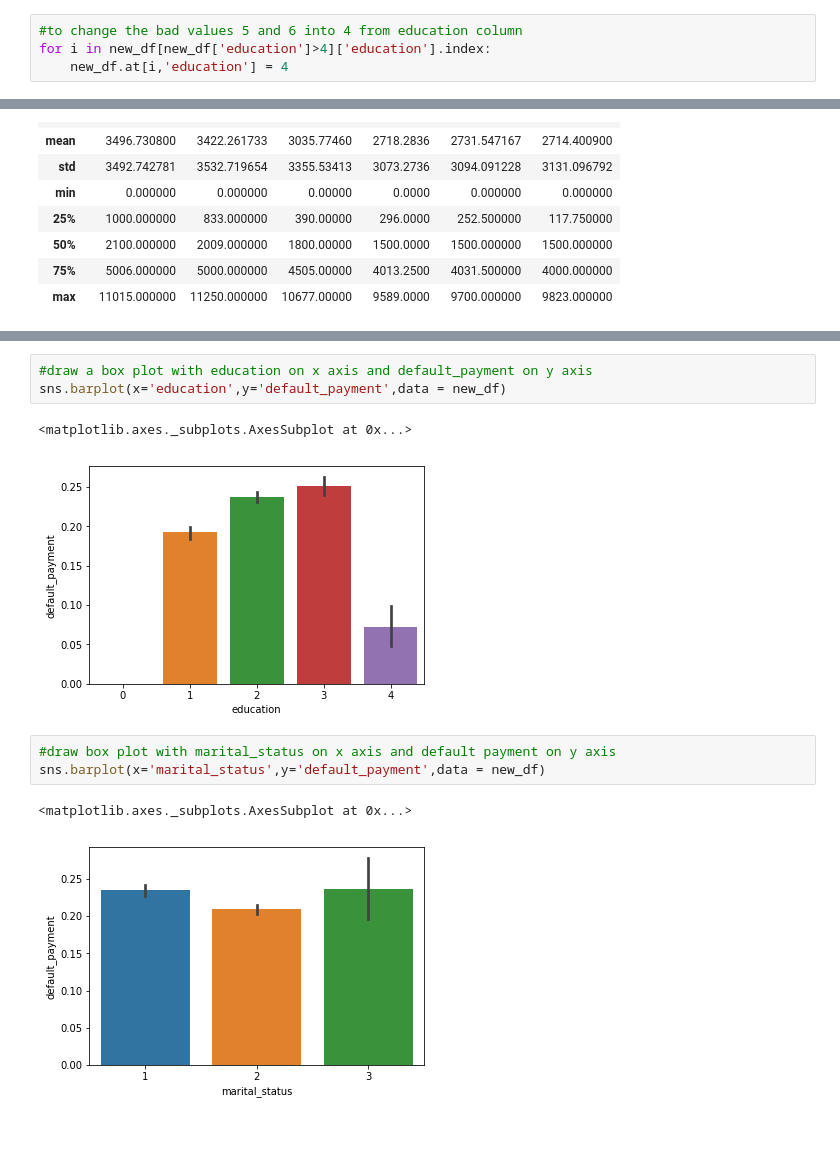
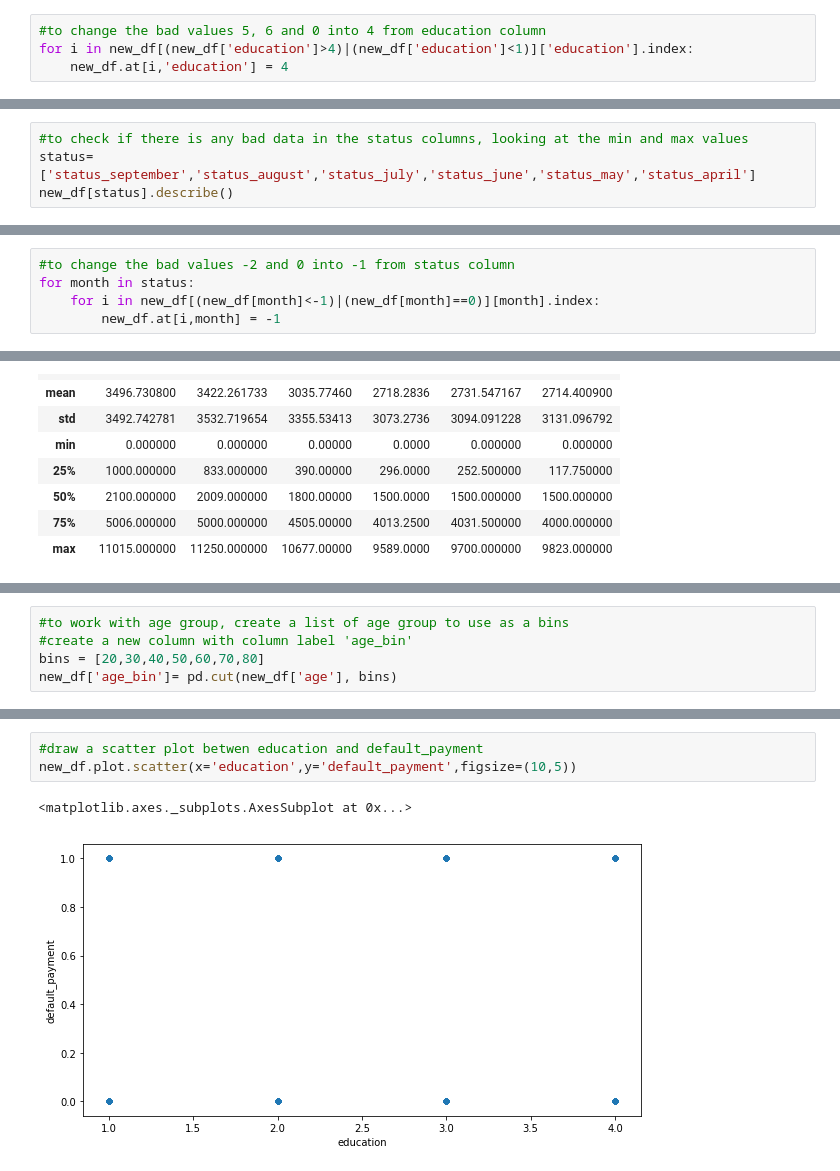
Before and after one commit to sherpalakpa1/DataWrangling1, a Jupyter notebook: DataWrangling.ipynb, the cells around one changed output, grey strips where cells are left out. Saved outputs shown, nothing was run; the diff lists cells and outputs as text; blank space fills up the shorter version.

```diff
--- a/DataWrangling.ipynb
+++ b/DataWrangling.ipynb
@@ -124,4 +134,4 @@ new_df = df.copy()
 # %%
-#to change the bad values 5 and 6 into 4 from education column
-for i in new_df[new_df['education']>4]['education'].index:
+#to change the bad values 5, 6 and 0 into 4 from education column
+for i in new_df[(new_df['education']>4)|(new_df['education']<1)]['education'].index:
     new_df.at[i,'education'] = 4
@@ -129,3 +160,7 @@ for i in new_df[new_df['education']>4]['education'].index:
 #to change the bad value 0 from marital_status column
 for i in new_df[new_df['marital_status']==0]['education'].index:
     new_df.at[i,'marital_status'] = 3
+# %%
+#to check if there is any bad data in the status columns, looking at the min and max values
+status=['status_september','status_august','status_july','status_june','status_may','status_april']
+new_df[status].describe()
@@ -132,3 +201,8 @@ for i in new_df[new_df['marital_status']==0]['education'].index:
+# %%
+#to change the bad values -2 and 0 into -1 from status column
+for month in status:
+    for i in new_df[(new_df[month]<-1)|(new_df[month]==0)][month].index:
+        new_df.at[i,month] = -1
 # %%
 #this for loop will locate the outliers from the dataframe and update those values with their corresponding lower and upper limit
 #iterate over the list named balance, which has the balance column labels
@@ -210,0 +349,5 @@ sns.barplot(x='gender',y='default_payment',data = new_df)
+# %%
+#to work with age group, create a list of age group to use as a bins
+#create a new column with column label 'age_bin'
+bins = [20,30,40,50,60,70,80]
+new_df['age_bin']= pd.cut(new_df['age'], bins)
@@ -211,13 +510,7 @@ sns.barplot(x='gender',y='default_payment',data = new_df)
 # %%
-#draw a box plot with education on x axis and default_payment on y axis
-sns.barplot(x='education',y='default_payment',data = new_df)
+#draw a scatter plot betwen education and default_payment
+new_df.plot.scatter(x='education',y='default_payment',figsize=(10,5))
 # %% [output]
 <matplotlib.axes._subplots.AxesSubplot at 0x...>
-[figure, old version]
+[figure, new version]
-# %%
-#draw box plot with marital_status on x axis and default payment on y axis
-sns.barplot(x='marital_status',y='default_payment',data = new_df)
-# %% [output]
-<matplotlib.axes._subplots.AxesSubplot at 0x...>
-[figure, removed]
 # %%
```
Also changed, not shown: parts of 38 cells of this notebook, 1 other file.
